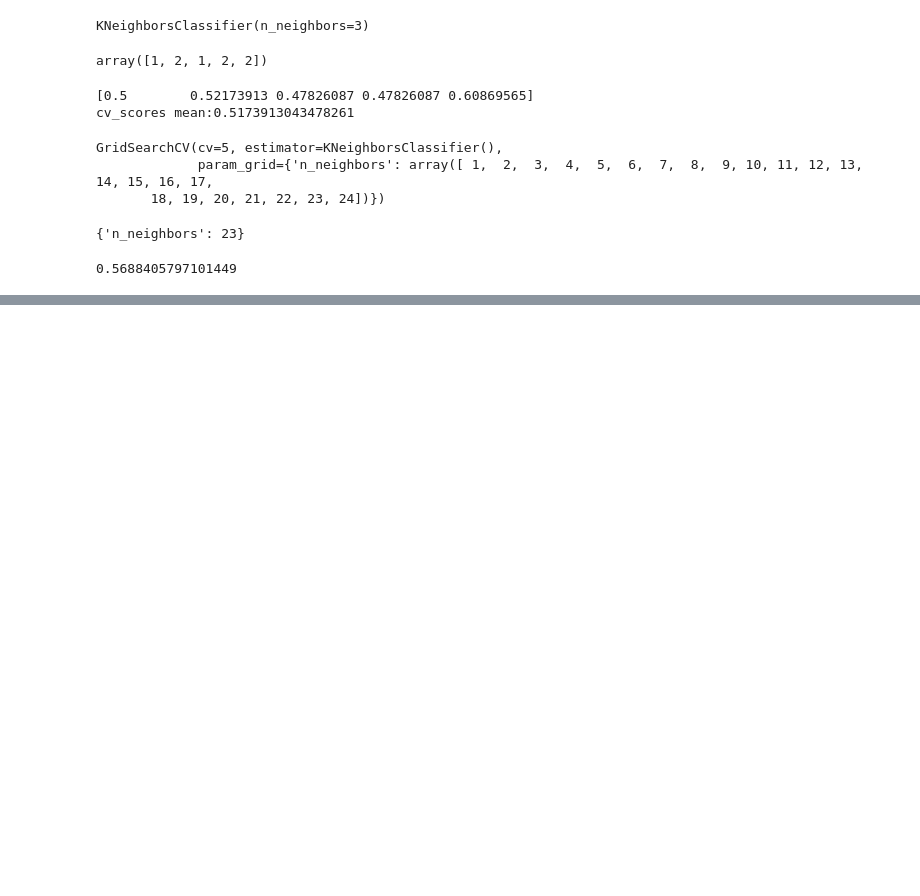
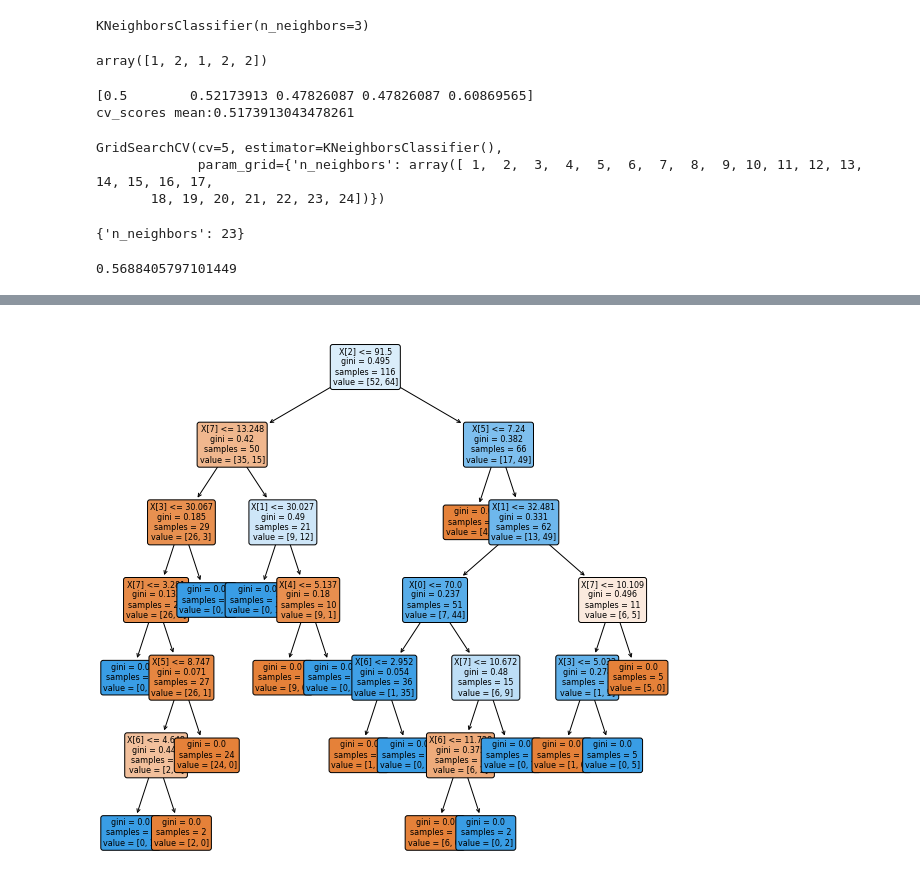
Before and after one commit to nellaadrs/datamining, a Jupyter notebook: _sources/UTS.ipynb, the cells around one changed output, grey strips where cells are left out. Drawn from its saved outputs; the diff is of its cells as text; code cells hidden in the pictures; blank space fills up the shorter version.

```diff
--- a/_sources/UTS.ipynb
+++ b/_sources/UTS.ipynb
@@ -106,0 +124,5 @@ knn_gscv.best_score_
+# %%
+url = '/content/drive/MyDrive/datamining/tugas/dataR2.csv'
+dataset = pd.read_csv(url)
+
+dataset.head()
@@ -106,0 +136,17 @@ knn_gscv.best_score_
+# %%
+y = dataset["Classification"]
+X = dataset.drop(columns=["Classification"])
+clf = tree.DecisionTreeClassifier(criterion="gini")
+clf = clf.fit(X, y)
+# %%
+#plt the figure, setting a black background
+plt.figure(figsize=(10,10))
+#create the tree plot
+a = tree.plot_tree(clf,
+                   rounded = True,
+                   filled = True,
+                   fontsize=8)
+#show the plot
+plt.show()
+# %% [output]
+[figure, added]
```
Also changed, not shown: parts of 14 cells of this notebook, 3 other files.
